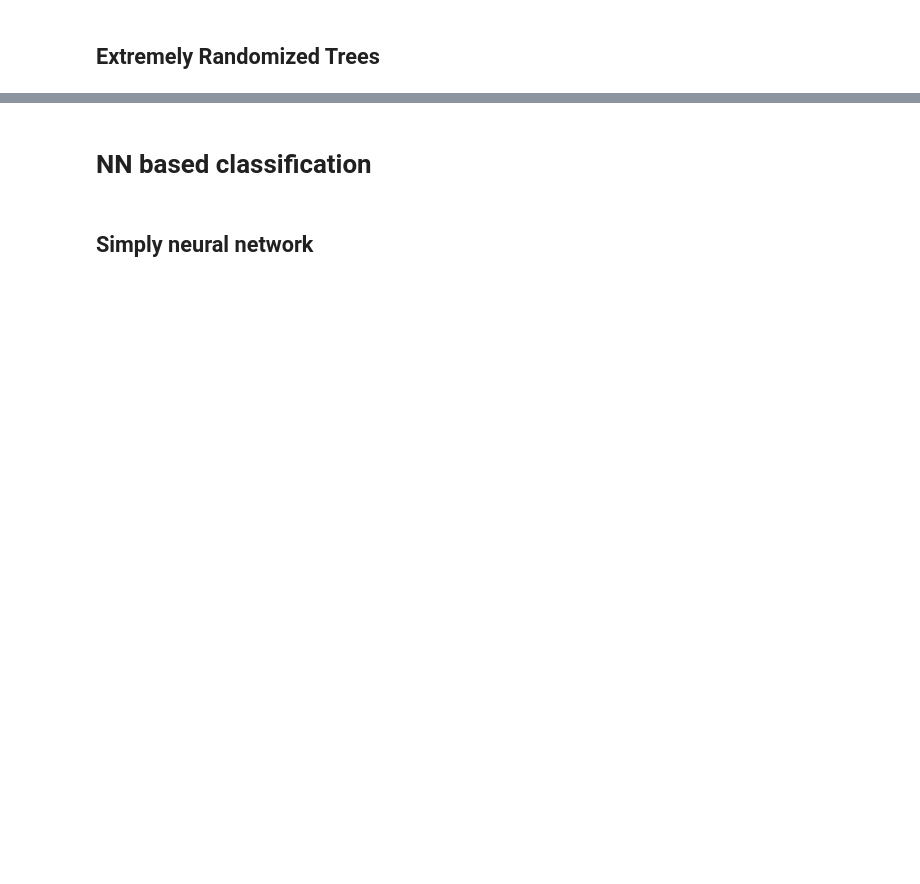
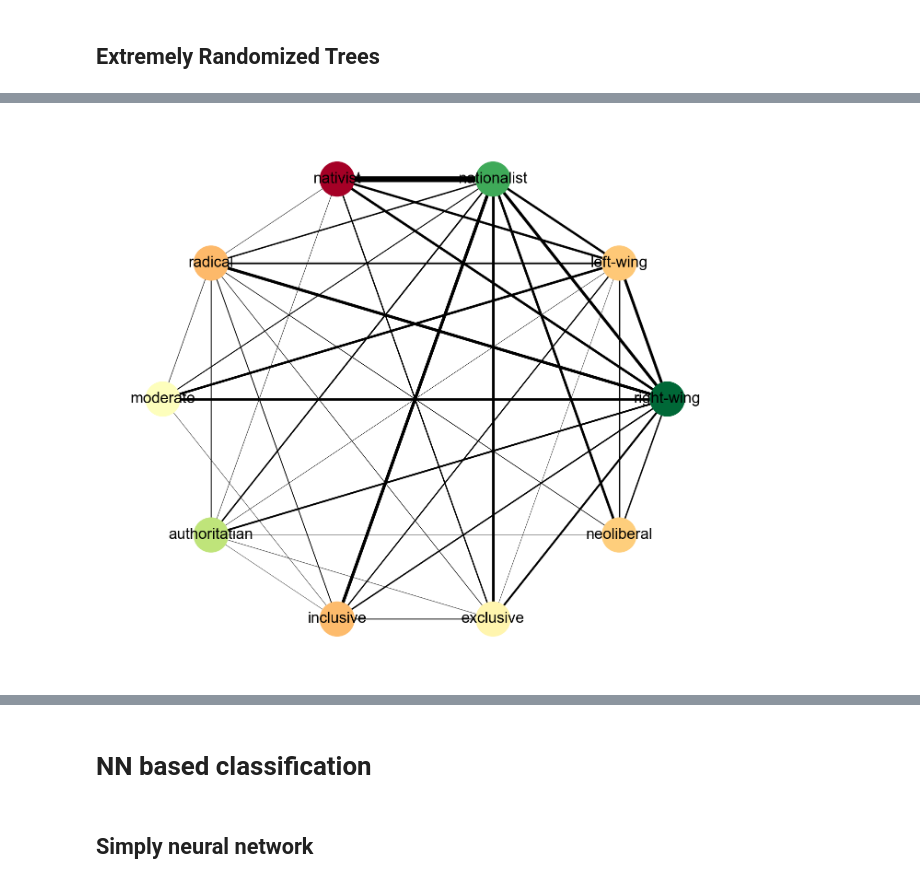
Before and after one commit to CCS-ZCU/pop, a Jupyter notebook: scripts/10_conc_classification.ipynb, the cells around one changed output, grey strips where cells are left out. Drawn from its saved outputs; the diff is of its cells as text; code cells hidden in the pictures; blank space fills up the shorter version.

```diff
--- a/scripts/10_conc_classification.ipynb
+++ b/scripts/10_conc_classification.ipynb
@@ -329,0 +442,3 @@ dummy.score(X_test, y_test)
+# %%
+nodes_dict = dict([(i, {"correct" : val}) for i, val in enumerate(matrix.diagonal())])
+nodes_dict
@@ -329,0 +456,10 @@ dummy.score(X_test, y_test)
+# %%
+G = nx.Graph()
+for u,v,data in M.edges(data=True):
+    w = data['weight'] if 'weight' in data else 0
+    if G.has_edge(u,v):
+        G[u][v]['weight'] = (G[u][v]['weight'] + w) / 2
+    else:
+        G.add_edge(u, v, weight=w)
+nx.set_node_attributes(G, nodes_dict)
+G = nx.relabel_nodes(G, labels_mapping)
@@ -329,0 +490,5 @@ dummy.score(X_test, y_test)
+# %%
+pos = nx.circular_layout(G)
+edge_sizes = [w *10 for w in nx.get_edge_attributes(G, "weight").values()]
+edge_sizes
+# generate the node positions
@@ -329,0 +513,3 @@ dummy.score(X_test, y_test)
+# %%
+color_vals = list(nx.get_node_attributes(G, "correct").values())
+color_vals
@@ -329,0 +527,8 @@ dummy.score(X_test, y_test)
+# %%
+fig, ax = plt.subplots(figsize=(5.7,5), dpi=300)
+nx.draw_networkx_nodes(G, pos, node_color=color_vals, cmap=plt.cm.RdYlGn, ax=ax)
+nx.draw_networkx_edges(G, pos, width=edge_sizes, ax=ax)
+nx.draw_networkx_labels(G, pos=pos, font_size=8, ax=ax)
+ax.set_axis_off()
+# %% [output]
+[figure, added]
```
Also changed, not shown: parts of 55 cells of this notebook, 3 other files.
